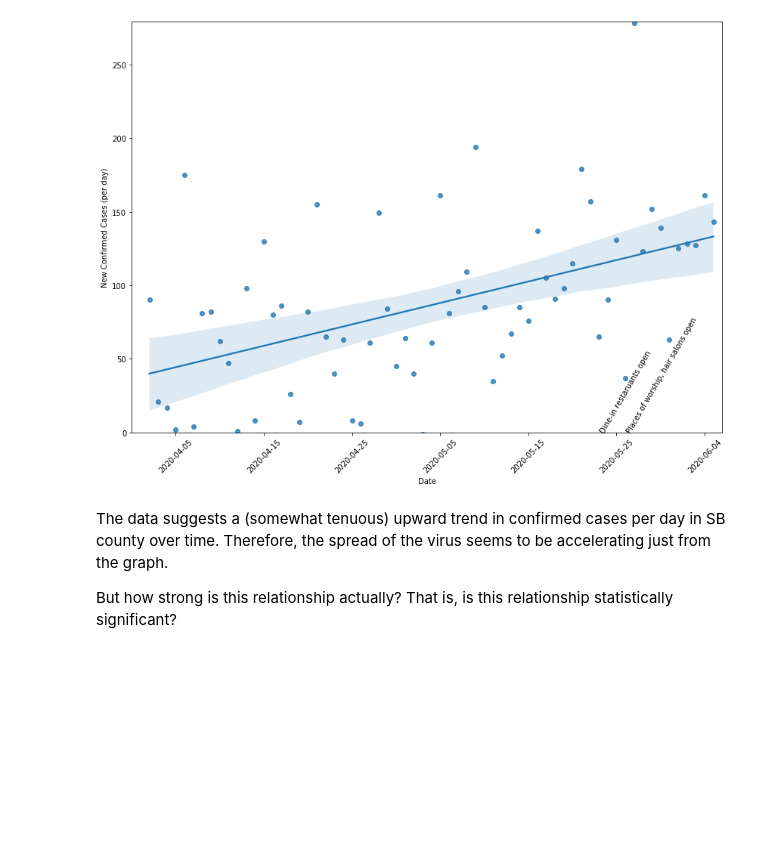
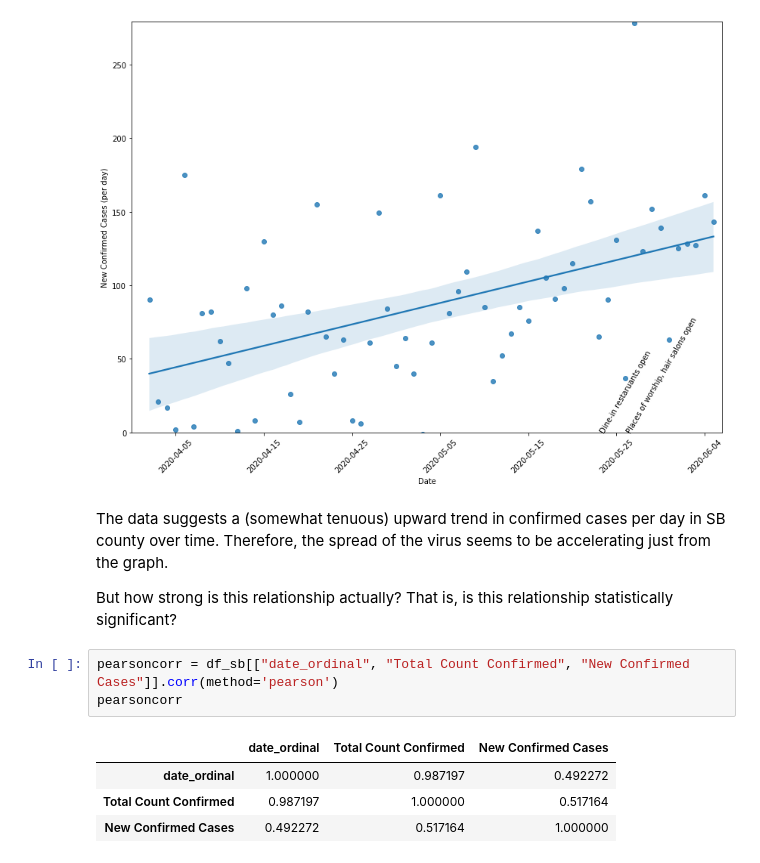
Before and after one commit to SarahEGood/covid19-SB, a Jupyter notebook: San_Bernardino_COVID-19_Data.ipynb, the cells around one changed output. Saved outputs shown, nothing was run; the diff lists cells and outputs as text; blank space fills up the shorter version.

```diff
--- a/San_Bernardino_COVID-19_Data.ipynb
+++ b/San_Bernardino_COVID-19_Data.ipynb
@@ -125,3 +125,11 @@ plt.show()
 The data suggests a (somewhat tenuous) upward trend in confirmed cases per day in SB county over time. Therefore, the spread of the virus seems to be accelerating just from the graph.
 
 But how strong is this relationship actually? That is, is this relationship statistically significant?
+# %%
+pearsoncorr = df_sb[["date_ordinal", "Total Count Confirmed", "New Confirmed Cases"]].corr(method='pearson')
+pearsoncorr
+# %% [output]
+|  | date_ordinal | Total Count Confirmed | New Confirmed Cases |
+| date_ordinal | 1.000000 | 0.987197 | 0.492272 |
+| Total Count Confirmed | 0.987197 | 1.000000 | 0.517164 |
+| New Confirmed Cases | 0.492272 | 0.517164 | 1.000000 |
```
Also changed, not shown: parts of 1 cell of this notebook.
